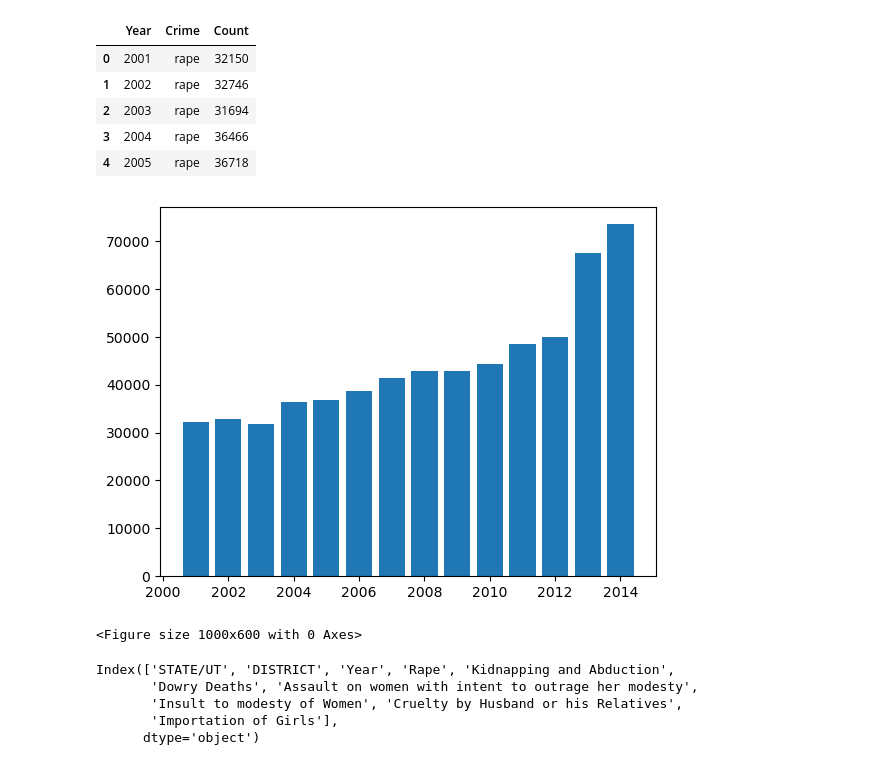
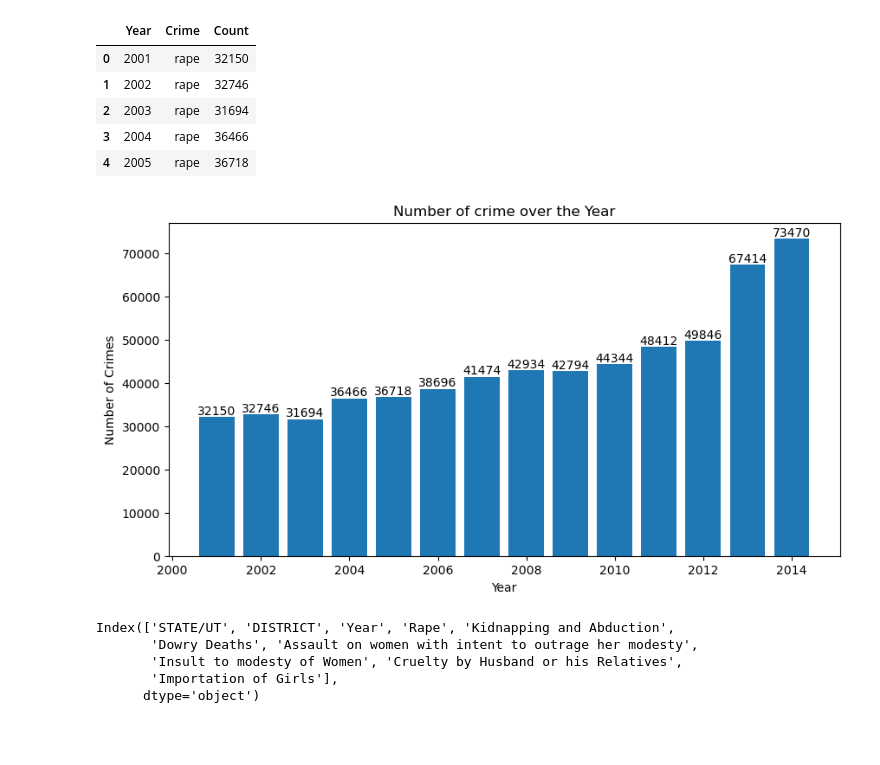
Before and after one commit to ramashish786/Analysis-of-Crime-Against-Women, a Jupyter notebook: Crime Against Women in India Visualisation.ipynb, the cells around one changed output. Saved outputs shown, nothing was run; the diff lists cells and outputs as text; code cells hidden in the pictures; blank space fills up the shorter version.

```diff
--- a/Crime Against Women in India Visualisation.ipynb
+++ b/Crime Against Women in India Visualisation.ipynb
@@ -112,12 +112,14 @@ rape_crime.head()
 | 4 | 2005 | rape | 36718 |
 # %%
 plt.style.use('default')
-plt.bar(rape_crime['Year'],rape_crime['Count'])
-plt.figure(figsize=(10,6))
+fig, ax = plt.subplots( figsize=(10, 5))
+barh = ax.bar(rape_crime['Year'],rape_crime['Count'])
+ax.set(xlabel='Year', ylabel='Number of Crimes',
+       title='Number of crime over the Year')
+ax.bar_label(barh,fmt='%.f')
 plt.show()
 # %% [output]
-[figure, old version]
+[figure, new version]
-<Figure size 1000x600 with 0 Axes>
 # %%
 df.columns
 # %% [output]
```
Also changed, not shown: parts of 4 cells of this notebook.
